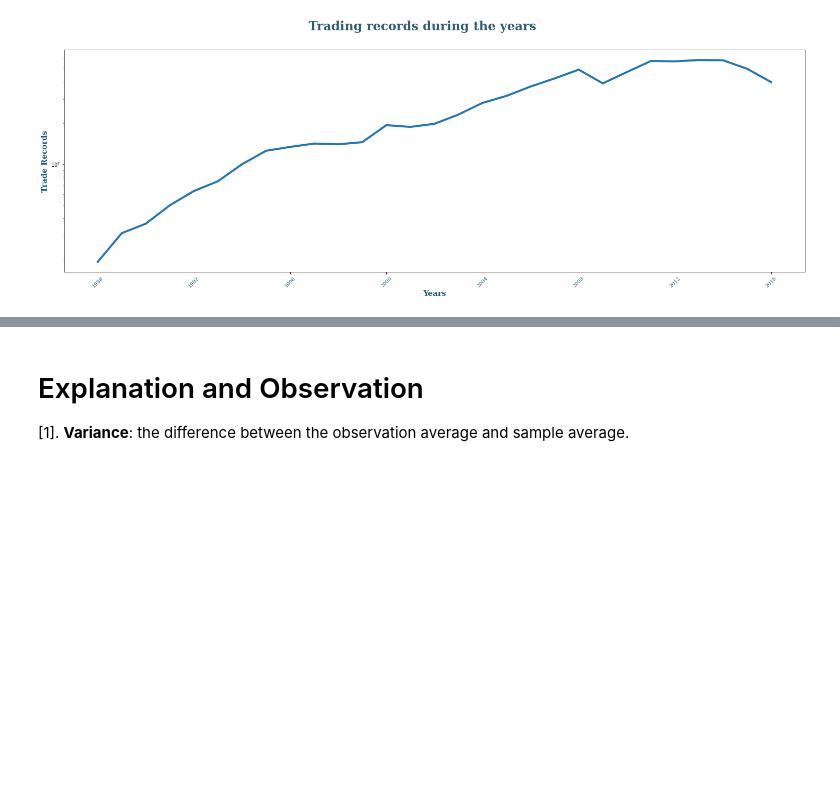
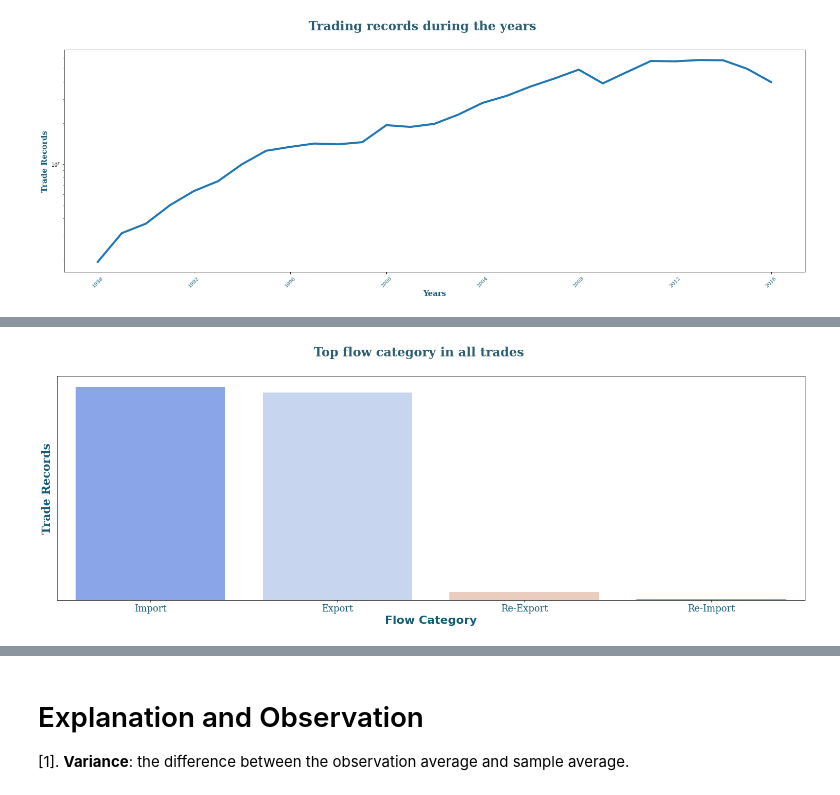
Before and after one commit to Persabras/Notebooks, a Jupyter notebook: global_trading_project_1988-present.ipynb, the cells around one changed output, grey strips where cells are left out. Saved outputs shown, nothing was run; the diff lists cells and outputs as text; code cells hidden in the pictures; blank space fills up the shorter version.

```diff
--- a/global_trading_project_1988-present.ipynb
+++ b/global_trading_project_1988-present.ipynb
@@ -306,0 +314,30 @@ Now look at this prediction of the population
+# %%
+plt.subplots(figsize=(26, 8))
+fl=df.groupby('flow', as_index=False).sum()
+fls=fl.sort_values(by='trade_usd', ascending=False)
+sns.barplot(data=fls, x='flow', y='trade_usd', palette='coolwarm')
+
+plt.xticks(rotation=0, color='#145B75', ticks=None,fontfamily='Serif', fontsize=18)
+plt.yticks([])
+
+plt.xlabel('Flow Category',
+           fontsize=22,
+          fontweight='bold',
+          color='#145B75')
+plt.ylabel('Trade Records',
+          fontsize=22,
+           fontfamily='Serif',
+          fontweight='bold',
+          color='#145B75')
+
+plt.suptitle(
+    "Top flow category in all trades",
+    fontsize=24,
+    fontfamily='Serif',
+    fontweight='bold',
+        ha="center",
+    color='#2B5E71')
+
+plt.show()
+# %% [output]
+[figure, added]
```
Also changed, not shown: parts of 10 cells of this notebook.
